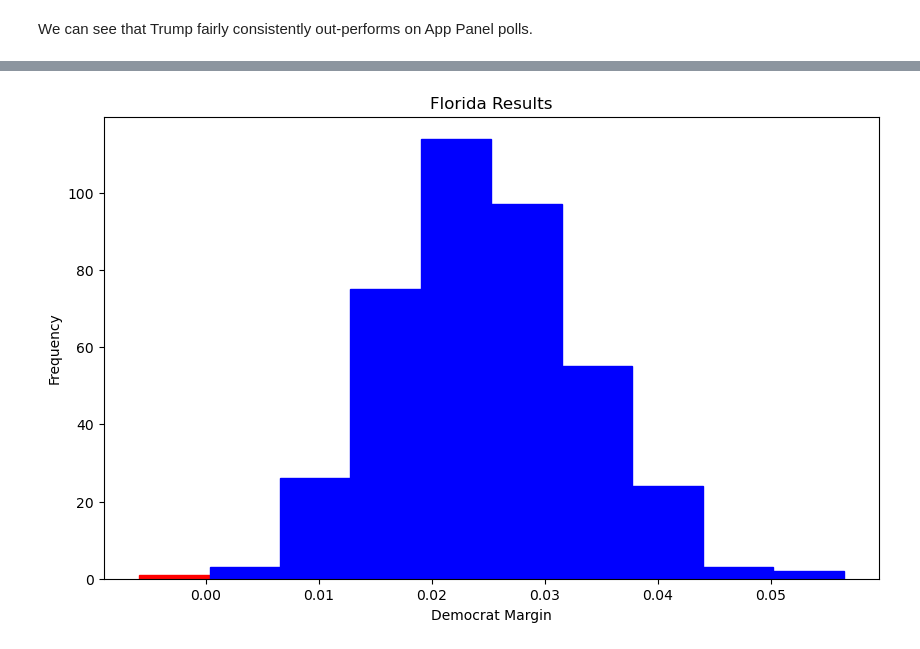
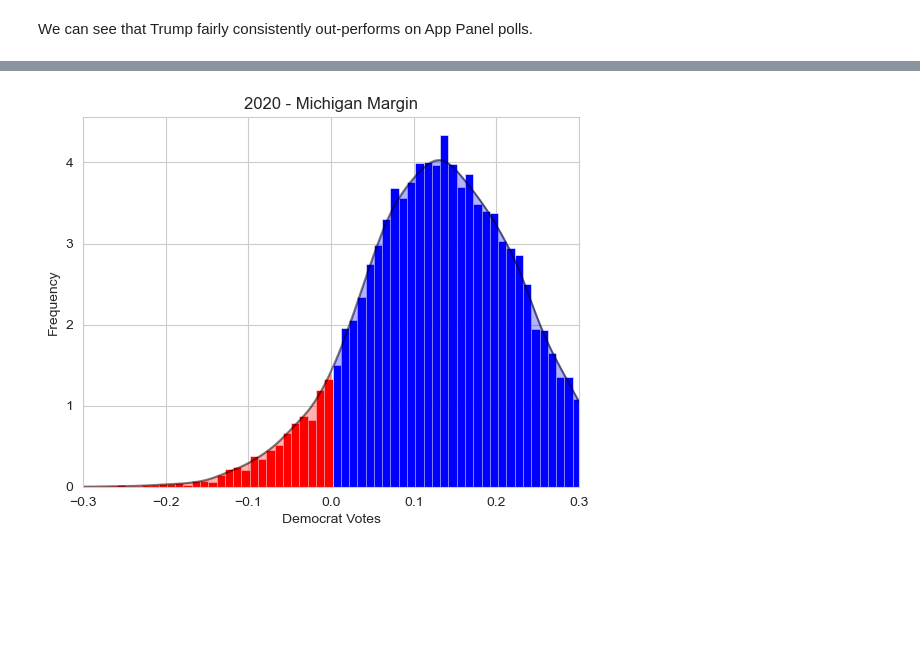
Before and after one commit to andrewpwalters/US-Presidential-Fundamentals, a Jupyter notebook: Notebooks/Polling Model - United States 2020.ipynb, the cells around one changed output, grey strips where cells are left out. Drawn from its saved outputs; the diff is of its cells as text; code cells hidden in the pictures; blank space fills up the shorter version.

```diff
--- a/Notebooks/Polling Model - United States 2020.ipynb
+++ b/Notebooks/Polling Model - United States 2020.ipynb
@@ -15,6 +15,8 @@ import arviz as az
 from itertools import product
 import datetime as dt
 from tqdm import tqdm
+import seaborn as sns
+sns.set_style("whitegrid")
 
 def inv_logit(p):
     return np.exp(p) / (1 + np.exp(p))
@@ -35,6 +37,9 @@ df = df[df['party'] != 'OTH']
 df['date'] = pd.to_datetime(df['end_date'])
 df['week'] = (df['date'] - pd.Timestamp('2020-11-03')).dt.days // 7
 df['day'] = (df['date'] - pd.Timestamp('2020-11-03')).dt.days
+
+df = df[df['date'] >= '2019-11-03'] #Only polls since one year before election
+df = df[df['date'] <= '2020-07-03'] #Only polls since one year before election
 
 df = df.merge(df_state[['state','state_code']], how='left')
 df.fillna({'state_code':"US"}, inplace=True)
@@ -345,8 +350,7 @@ week_id, week = df.set_index(
 day_id, day = df.set_index(
     ["day"]
 ).index.factorize(sort=True)
-
-day = np.concatenate([day, np.arange(max(day))+1, 0)])
+day = np.concatenate([day, np.arange(max(day)+1, 1)])
 
 party_id, party = [0,1], ['DEM','GOP']
 
@@ -379,7 +383,7 @@ COORDS = {
     "observation": df.obs_id
 }
 # %%
-with pm.Model(coords=COORDS) as pooled_popularity_simple:
+with pm.Model(coords=COORDS) as twoway:
 
     epsilon = 1e-6  # A small positive number for penalizing deviations
 
@@ -387,14 +391,16 @@ with pm.Model(coords=COORDS) as pooled_popularity_simple:
     dem_pollster_effect = pm.Normal("dem_pollster_effect", 0, 0.2, dims="pollster")
     dem_method_effect = pm.Normal("dem_method_effect", 0, 0.2, dims="method")
     dem_state_effect = pm.Normal("dem_state_effect", 0, 0.2, dims="state")
+    dem_state_multi = pm.Normal("dem_state_multi", 1, 0.2, dims="state")
     dem_pop_effect = pm.Normal("dem_pop_effect", 0, 0.2, dims="population")
     dem_day_effect = pm.GaussianRandomWalk("dem_day_effect", sigma=dem_sigma, init_dist=pm.Normal.dist(mu=-0.025, sigma=0.1), dims="day")
 
     dem_polling = pm.math.invlogit(
         dem_pollster_effect[pollster_id] +
         dem_method_effect[method_id] +
+        dem_pop_effect[population_id] +
         dem_state_effect[state_id] +
-        dem_pop_effect[population_id] +
+        dem_state_multi[state_id] *
         dem_day_effect[day_id]
     )
 
@@ -406,6 +412,8 @@ with pm.Model(coords=COORDS) as pooled_popularity_simple:
         dims="observation",
     )
 
+    polling_error = pm.Normal("polling_error", 0, 2)
+
     # Sampling
-    idata = pm.sample(draws=100, cores=4, return_inferencedata=True, step=pm.NUTS(target_accept=0.95), init='advi+adapt_diag')
+    idata = pm.sample(draws=1000, cores=10, return_inferencedata=True, step=pm.NUTS(target_accept=0.95), init='advi+adapt_diag')
 # %% [output]
@@ -532,27 +563,53 @@ plt.show()
 # %%
-# Plotting the histograms
-plt.figure(figsize=(10, 6))
+# TX, CA, MN, MI, FL, GA
 
-ax = df_results['GA_margin'].plot.hist(bins = 10)
+graph_state = 'MI'
 
-for bar in ax.containers[0]:
-    # get x midpoint of bar
-    x = bar.get_x() + 0.5 * bar.get_width()
+# Use sns.histplot to plot the histogram
+ax = sns.histplot(df_results[f"{graph_state}_margin"], binwidth=.01, kde=False, stat="density")
 
-    # set bar color based on x
+# Get patches from the Axes
+for patch in ax.patches:
+    # Get x midpoint of bar
+    x = patch.get_x() + 0.5 * patch.get_width()
+
+    # Set bar color based on x
     if x < 0:
-        bar.set_color('red')
+        patch.set_facecolor('red')
     elif x > 0:
-        bar.set_color('blue')
+        patch.set_facecolor('blue')
+    elif x == 0:
+        patch.set_facecolor('lime')
     else:
-        bar.set_color('green')
+        patch.set_facecolor('green')
+
+# Plot KDE
+kde_ax = sns.kdeplot(df_results[f"{graph_state}_margin"], color='black', alpha = 0.5, ax=ax)
+
+# Fill area above 270 with red color
+kde_x, kde_y = kde_ax.get_lines()[0].get_data()
+kde_ax.fill_between(kde_x, kde_y, where=(kde_x >= 0), color='blue', alpha=0.3)
+kde_ax.fill_between(kde_x, kde_y, where=(kde_x <= 0), color='red', alpha=0.3)
+kde_ax.fill_between(kde_x, kde_y, where=(kde_x == 0), color='lime', alpha=1)
+
 
 # Adding titles and labels
-plt.title('Florida Results')
-plt.xlabel('Democrat Margin')
+plt.title('2020 - Michigan Margin')
+plt.xlabel('Democrat Votes')
+plt.xlim(-.3, .3)
 plt.ylabel('Frequency')
 
+events = [
+    #(13, 'Mondale 1984'),
+    #(49, 'Carter 1980'),
+    #(486, 'Johnson 1964')
+]
+
+for date, event in events:
+    ax.axvline(x=date, color='green', linestyle='--', linewidth=1)
+    plt.text(date, .05, event, rotation=90, verticalalignment='center', horizontalalignment='right', fontsize=10)
+
 # Display the plot
-plt.show()
+plt.savefig('2way_enight_mi.png')
 # %% [output]
-[figure, old version]
+[figure, new version]
```
Also changed, not shown: parts of 48 cells of this notebook, 5 other files.
